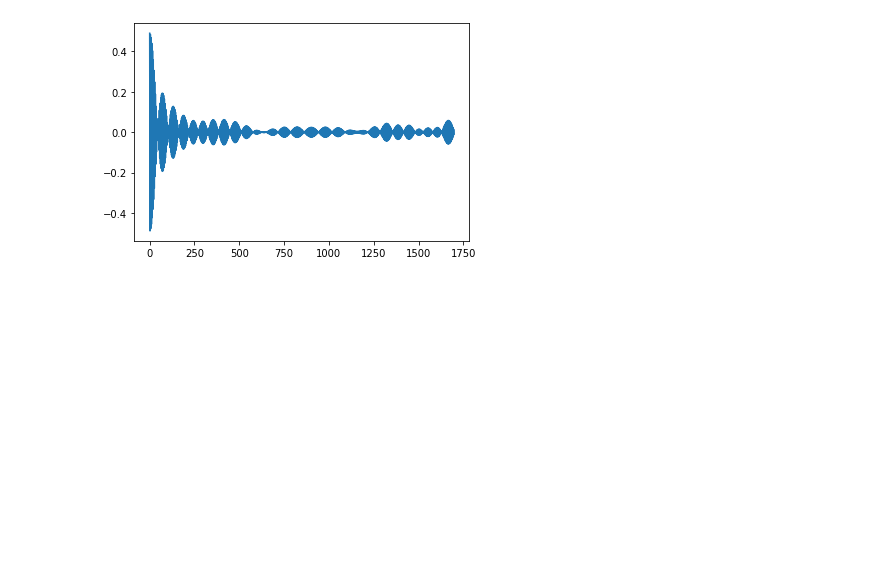
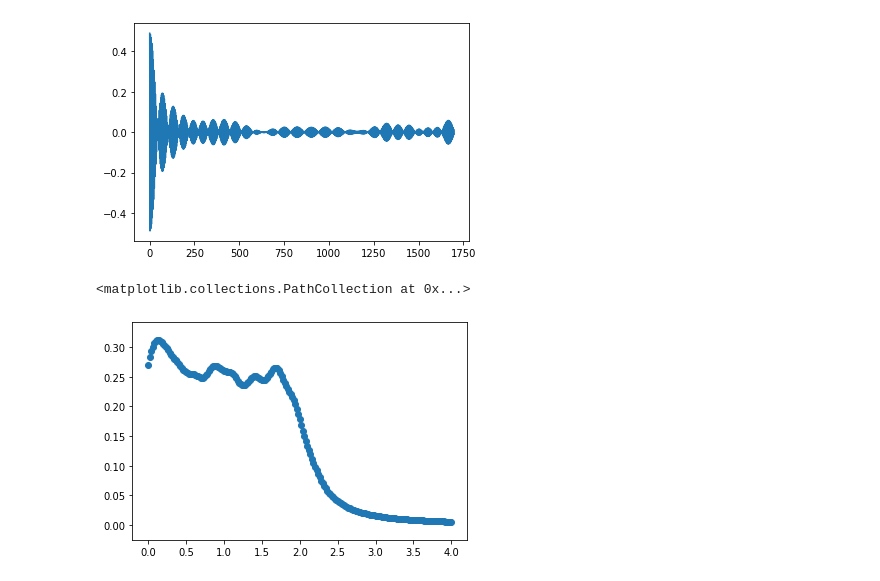
Before and after one commit to n-e-sherman/mps, a Jupyter notebook: jupyter/Untitled.ipynb, the cells around one changed output. Saved outputs shown, nothing was run; the diff lists cells and outputs as text; code cells hidden in the pictures; blank space fills up the shorter version.

```diff
--- a/jupyter/Untitled.ipynb
+++ b/jupyter/Untitled.ipynb
@@ -247,3 +236,11 @@ plt.plot(xs,ms)
 # %% [output]
 [<matplotlib.lines.Line2D at 0x...>]
 [figure]
+# %%
+df = pd.read_csv("../.results/broadening/50_thermalChain_XX_squared_SpinHalf_1_200_0_0.500000_DensityMatrix_100_SpectralBroadening")
+# %%
+dfc = df.loc[df['eta'] == 0.2]
+plt.scatter(dfc.omega,dfc.S)
+# %% [output]
+<matplotlib.collections.PathCollection at 0x...>
+[figure, added]
```
Also changed, not shown: parts of 4 cells of this notebook, 13 other files.
